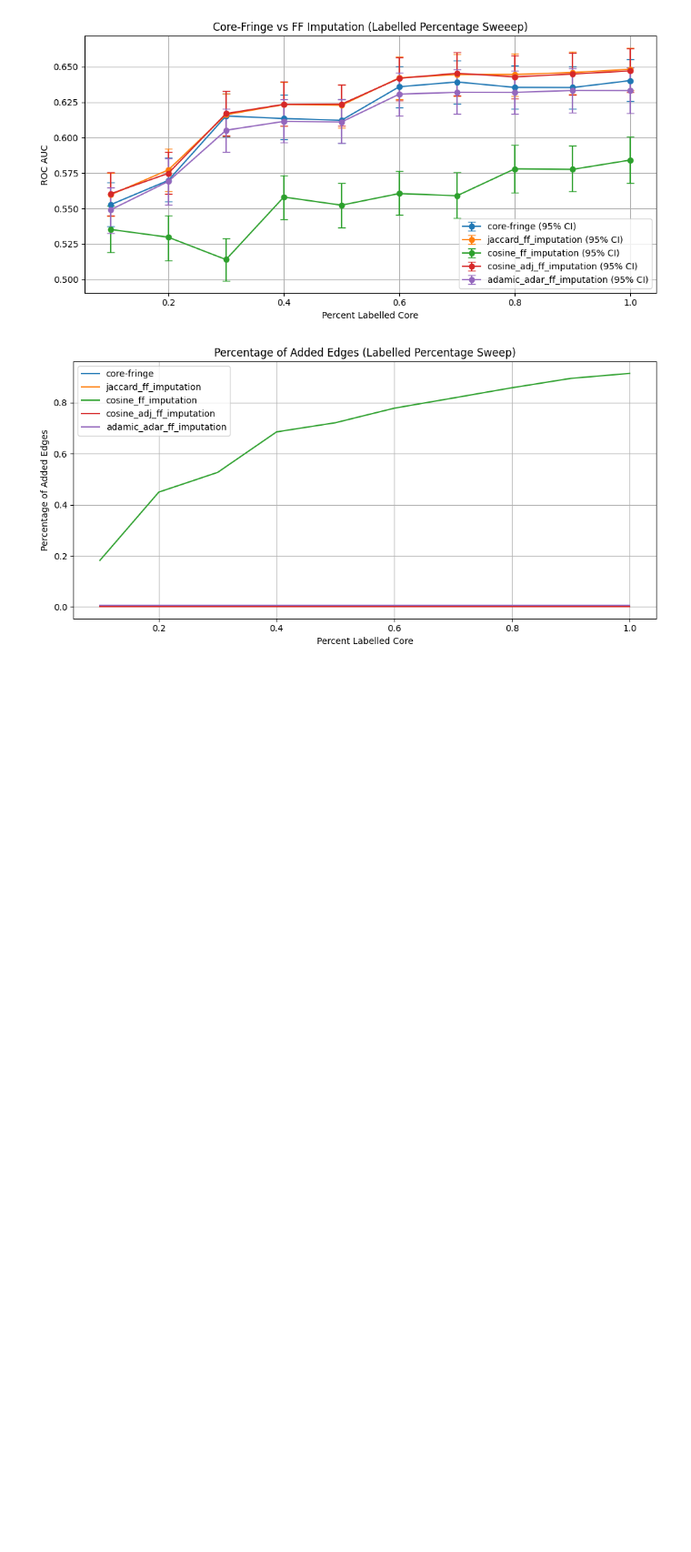
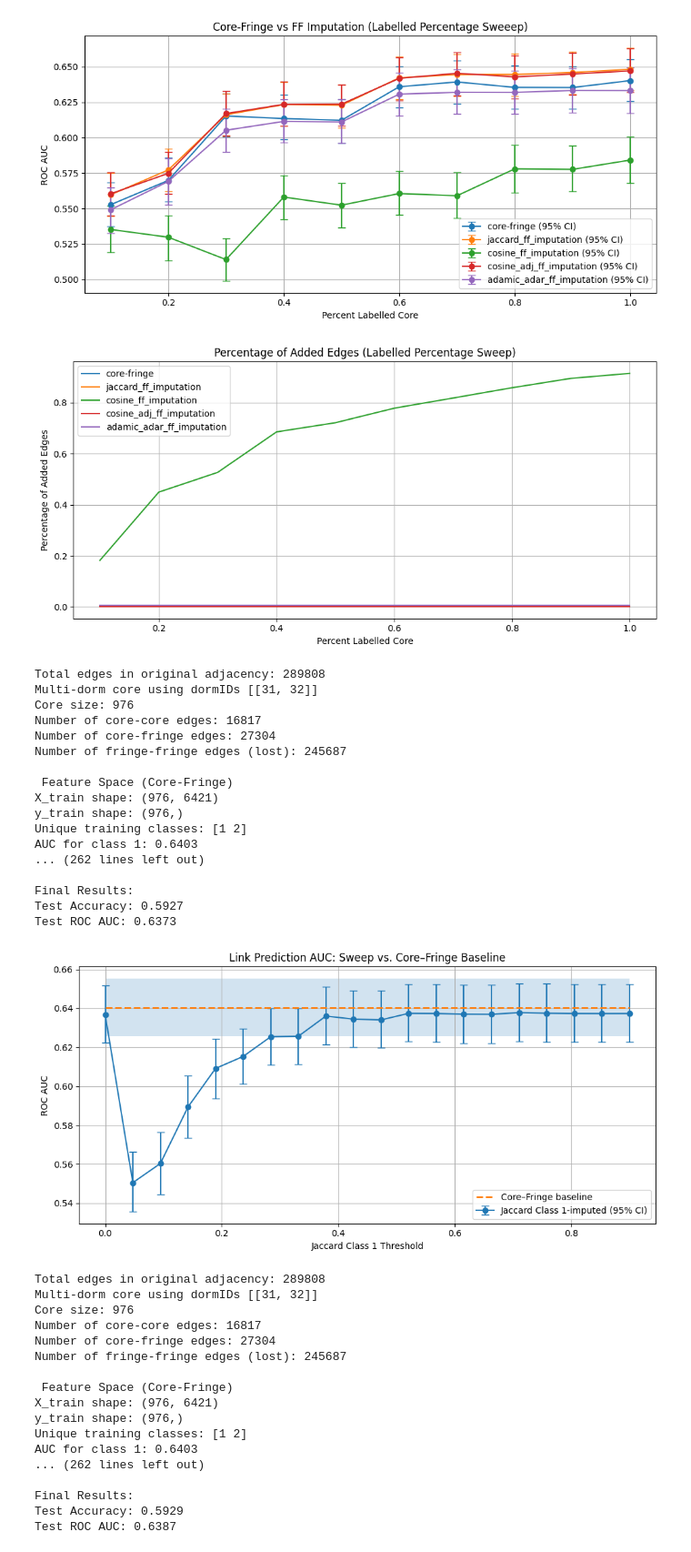
Before and after one commit to mundrapranay/core-fringe-attribute-prediction, a Jupyter notebook: notebooks/JaccardSim-YaleData.ipynb, the cells around one changed output. Shown: that part at 91% size. Saved outputs shown, nothing was run; the diff lists cells and outputs as text; code cells hidden in the pictures; blank space fills up the shorter version.

```diff
--- a/notebooks/JaccardSim-YaleData.ipynb
+++ b/notebooks/JaccardSim-YaleData.ipynb
@@ -306,7 +879,8 @@ def logistic_regression_model(
     fringe_indices, metadata,
     feature='link', lr_kwargs=None,
     seed=None, threshold=0.5,
-    ff_imputation='jaccard'
+    ff_imputation='jaccard',
+    beta=0.0005
 ):
     gender = metadata[:, 1].astype(int)  # Convert to integer
     dorm = metadata[:, 4]
@@ -320,6 +894,22 @@ def logistic_regression_model(
         ff_imputed_adj_matrix, added_edges = fill_fringe_fringe_cosine_adj(adj_matrix, fringe_indices, gender, threshold=threshold)
     elif ff_imputation == 'adamic_adar':
         ff_imputed_adj_matrix, added_edges = fill_fringe_fringe_adamic_adar(adj_matrix, fringe_indices, gender, threshold=threshold)
+    elif ff_imputation == 'inverse_jaccard':
+        ff_imputed_adj_matrix, added_edges = fill_fringe_fringe_jaccard_inverse(adj_matrix, fringe_indices, threshold=threshold)
+    elif ff_imputation == 'j1':
+        ff_imputed_adj_matrix, added_edges = fill_fringe_fringe_jaccard_class_based(adj_matrix, core_indices, fringe_indices, gender, label_index=0, threshold=threshold)
+    elif ff_imputation == 'j2':
+        ff_imputed_adj_matrix, added_edges = fill_fringe_fringe_jaccard_class_based(adj_matrix, core_indices, fringe_indices, gender, label_index=1, threshold=threshold)
+    elif ff_imputation == 'katz_unweighted':
+        ff_imputed_adj_matrix, added_edges = fill_fringe_fringe_katz(adj_matrix, fringe_indices, threshold=threshold, beta=beta, weighted=False, bool_katz_kmax=20, bool_tol=1e-6)
+    elif ff_imputation == 'katz_weighted':
+        ff_imputed_adj_matrix, added_edges = fill_fringe_fringe_katz(adj_matrix, fringe_indices, threshold=threshold, beta=beta, weighted=True, bool_katz_kmax=20, bool_tol=1e-6)
+    elif ff_imputation == 'topology':
+        ff_imputed_adj_matrix, added_edges = fill_fringe_fringe_match_core_topology(adj_matrix, core_indices, fringe_indices, preserve_existing=True, seed=seed)
+    elif ff_imputation == 'rooted_pagerank':
+        ff_imputed_adj_matrix, added_edges = fill_fringe_fringe_rooted_pagerank(adj_matrix=adj_matrix, fringe_indices=fringe_indices, threshold=threshold)
+    elif ff_imputation == 'inception':
+        ff_imputed_adj_matrix, added_edges = impute_ff_inception(adj_matrix, core_indices, fringe_indices, gender, threshold=threshold, lr_kwargs=lr_kwargs, seed=seed)
     else:
         ff_imputed_adj_matrix = adj_matrix
     if feature == 'link':
@@ -388,7 +978,8 @@ def logistic_regression_model(
 # %%
 seed = random.seed(datetime.now().timestamp())
 adj_matrix, metadata = parse_fb100_mat_file("/Users/pranaymundra/Desktop/research_code/core-fringe-attribute-prediction/data/fb100/Yale4.mat")
-chosen_dorms_list = [[np.uint(31), np.uint(32)]]
+# chosen_dorms_list = [[np.uint(31), np.uint(32)]]
+chosen_dorms_list = [[np.uint(31)]]
 print(adj_matrix.shape)
 print(metadata.shape)
 print(metadata[:, 1].shape)
@@ -399,9 +990,15 @@ print(len(fringe_indices))
 lr_kwargs = {'C': 100, 'solver': 'liblinear', 'max_iter': 1000}
 _, acc, auc, auc_ci, added_edges = logistic_regression_model(adj_matrix, core_indices, fringe_indices,
                                                 metadata, feature='link', lr_kwargs=lr_kwargs,
-                                                seed=seed, threshold=0.10, ff_imputation='adamic_adar')
+                                                seed=seed, threshold=0.10, ff_imputation='inception', beta=0.0005)
 L = len(fringe_indices)
 print(f"Possible FF Edges: {L * (L-1)} \t Added Edges : {added_edges * 2}")
+
+# _, acc, auc, auc_ci, added_edges = logistic_regression_model(adj_matrix, core_indices, fringe_indices,
+#                                                 metadata, feature='link', lr_kwargs=lr_kwargs,
+#                                                 seed=seed, threshold=0.30, ff_imputation='katz_unweighted', beta=0.0005)
+# L = len(fringe_indices)
+# print(f"Possible FF Edges: {L * (L-1)} \t Added Edges : {added_edges * 2}")
 # %% [output]
 (6421, 6421)
 (6421, 7)
@@ -958,3 +1805,42 @@ Test Accuracy: 0.5917
 Test ROC AUC: 0.6332
 [figure]
 [figure]
+# %%
+jaccard_class_1_threshold_sweep()
+jaccard_class_2_threshold_sweep()
+# %% [output]
+Total edges in original adjacency: 289808
+Multi-dorm core using dormIDs [[31, 32]]
+Core size: 976
+Number of core-core edges: 16817
+Number of core-fringe edges: 27304
+Number of fringe-fringe edges (lost): 245687
+
+ Feature Space (Core-Fringe)
+X_train shape: (976, 6421)
+y_train shape: (976,)
+Unique training classes: [1 2]
+AUC for class 1: 0.6403
+... (262 lines left out)
+
+Final Results:
+Test Accuracy: 0.5927
+Test ROC AUC: 0.6373
+[figure, added]
+Total edges in original adjacency: 289808
+Multi-dorm core using dormIDs [[31, 32]]
+Core size: 976
+Number of core-core edges: 16817
+Number of core-fringe edges: 27304
+Number of fringe-fringe edges (lost): 245687
+
+ Feature Space (Core-Fringe)
+X_train shape: (976, 6421)
+y_train shape: (976,)
+Unique training classes: [1 2]
+AUC for class 1: 0.6403
+... (262 lines left out)
+
+Final Results:
+Test Accuracy: 0.5929
+Test ROC AUC: 0.6387
```
Also changed, not shown: parts of 10 cells of this notebook.
